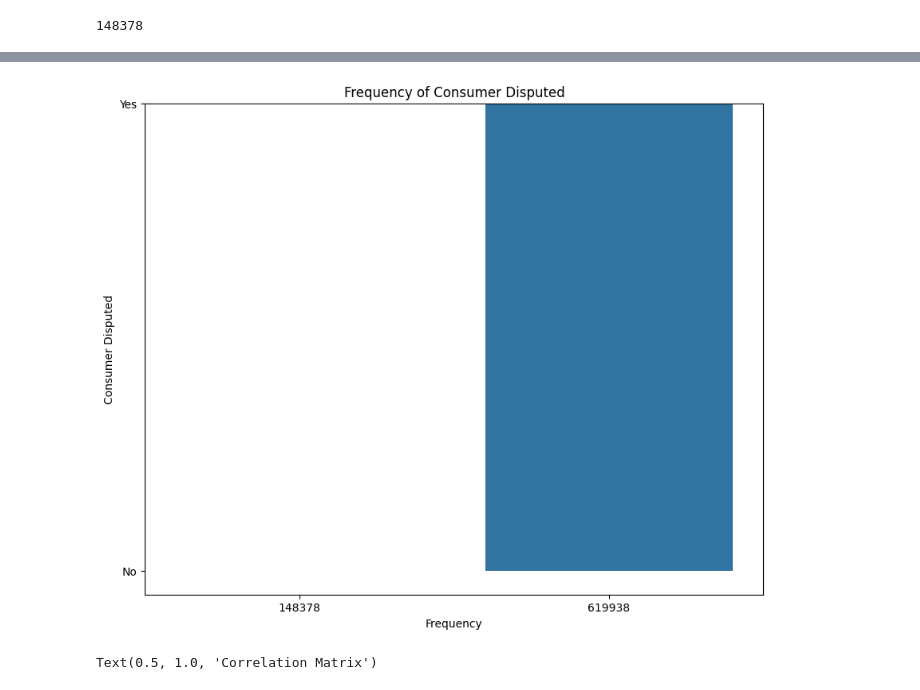
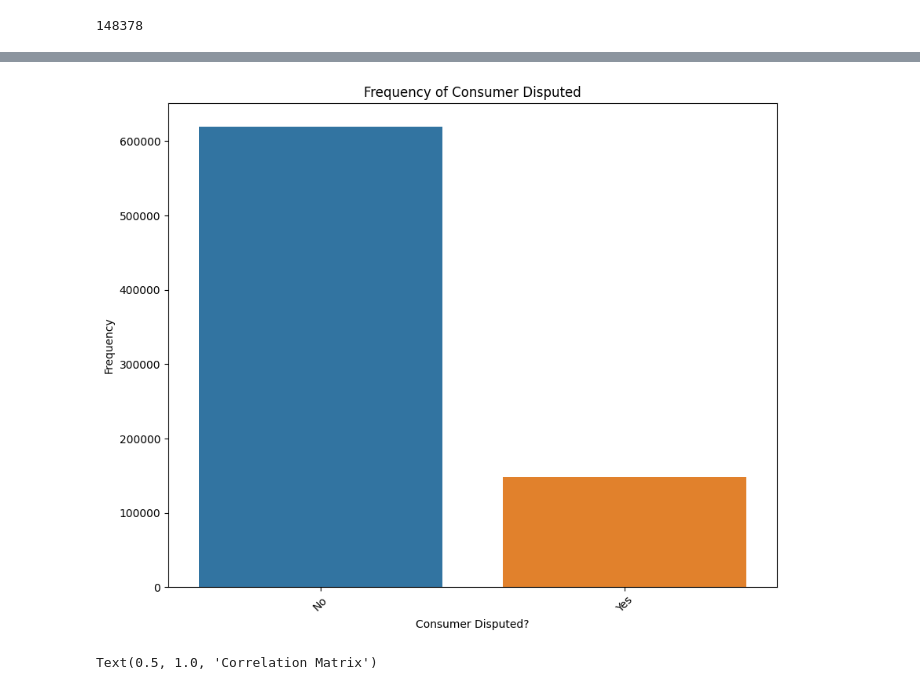
Before and after one commit to mostaphaelansari/Consumer-Complaint-Analysis-AIOPS-PROJECT-, a Jupyter notebook: notebook/EDA (AIOPS_PROJECT).ipynb, the cells around one changed output, grey strips where cells are left out. Drawn from its saved outputs; the diff is of its cells as text; code cells hidden in the pictures.

```diff
--- a/notebook/EDA (AIOPS_PROJECT).ipynb
+++ b/notebook/EDA (AIOPS_PROJECT).ipynb
@@ -144,13 +150,15 @@ plt.show()
 consumer_disputed = df['Consumer disputed?'].value_counts()
 # %%
 plt.figure(figsize=(10, 8))
-sns.barplot(x=consumer_disputed.values, y=consumer_disputed.index, orient='v')
+# Assuming consumer_disputed is a Series with indices as categories and values as counts
+sns.barplot(x=consumer_disputed.index, y=consumer_disputed.values)
 plt.title('Frequency of Consumer Disputed')
-plt.xlabel('Frequency')
-plt.ylabel('Consumer Disputed')
+plt.ylabel('Frequency')  # Correcting label for clarity
+plt.xlabel('Consumer Disputed?')  # Adjusting label for clarity
+plt.xticks(rotation=45)  # Optional: Rotate labels if they overlap
 plt.show()
 # %% [output]
-[figure, old version]
+[figure, new version]
 # %%
 # Convert 'Consumer disputed?' to numerical format: 1 for 'Yes' and 0 for 'No'
 df['Consumer disputed?'] = df['Consumer disputed?'].map({'Yes': 1, 'No': 0})
```
Also changed, not shown: parts of 38 cells of this notebook, 4 other files.
